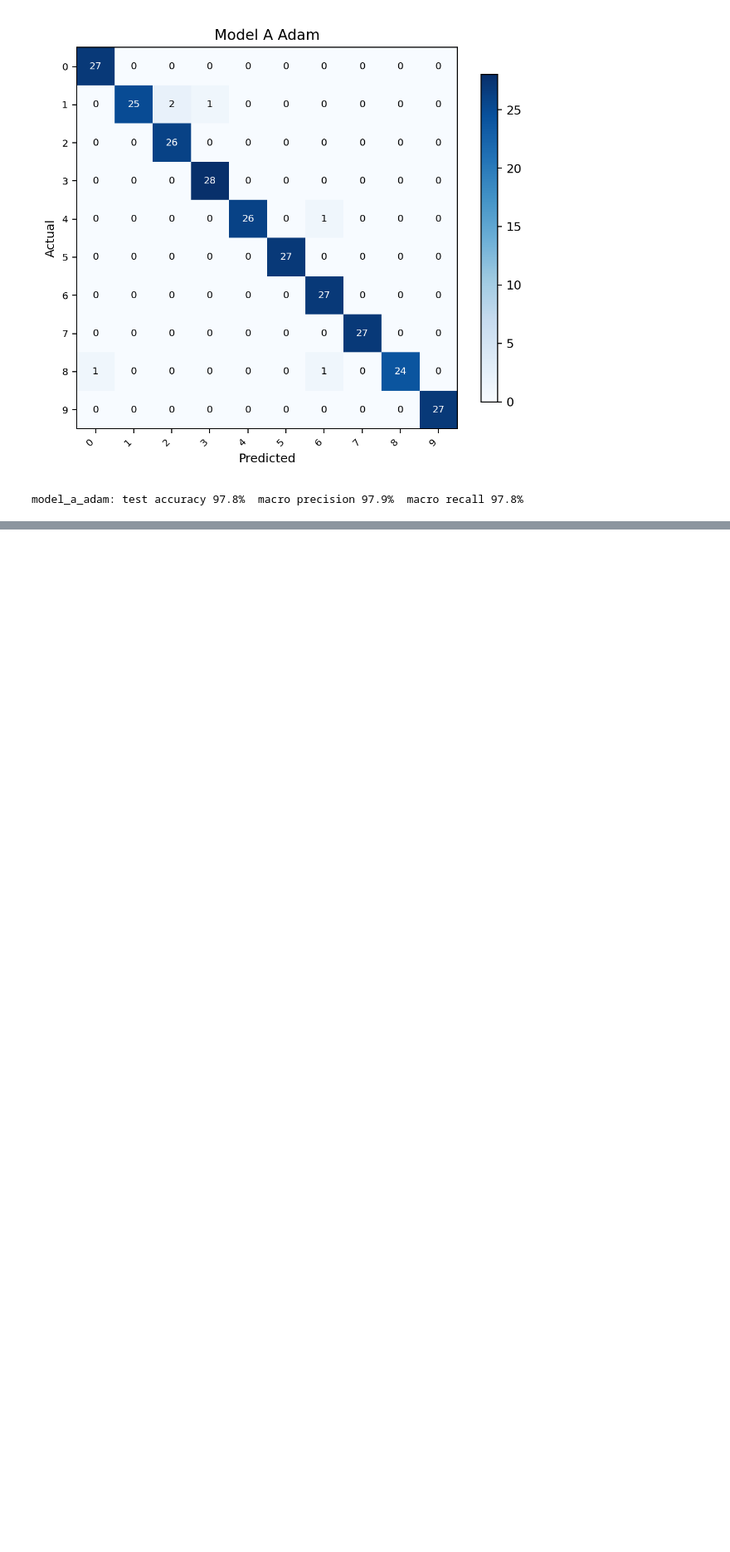
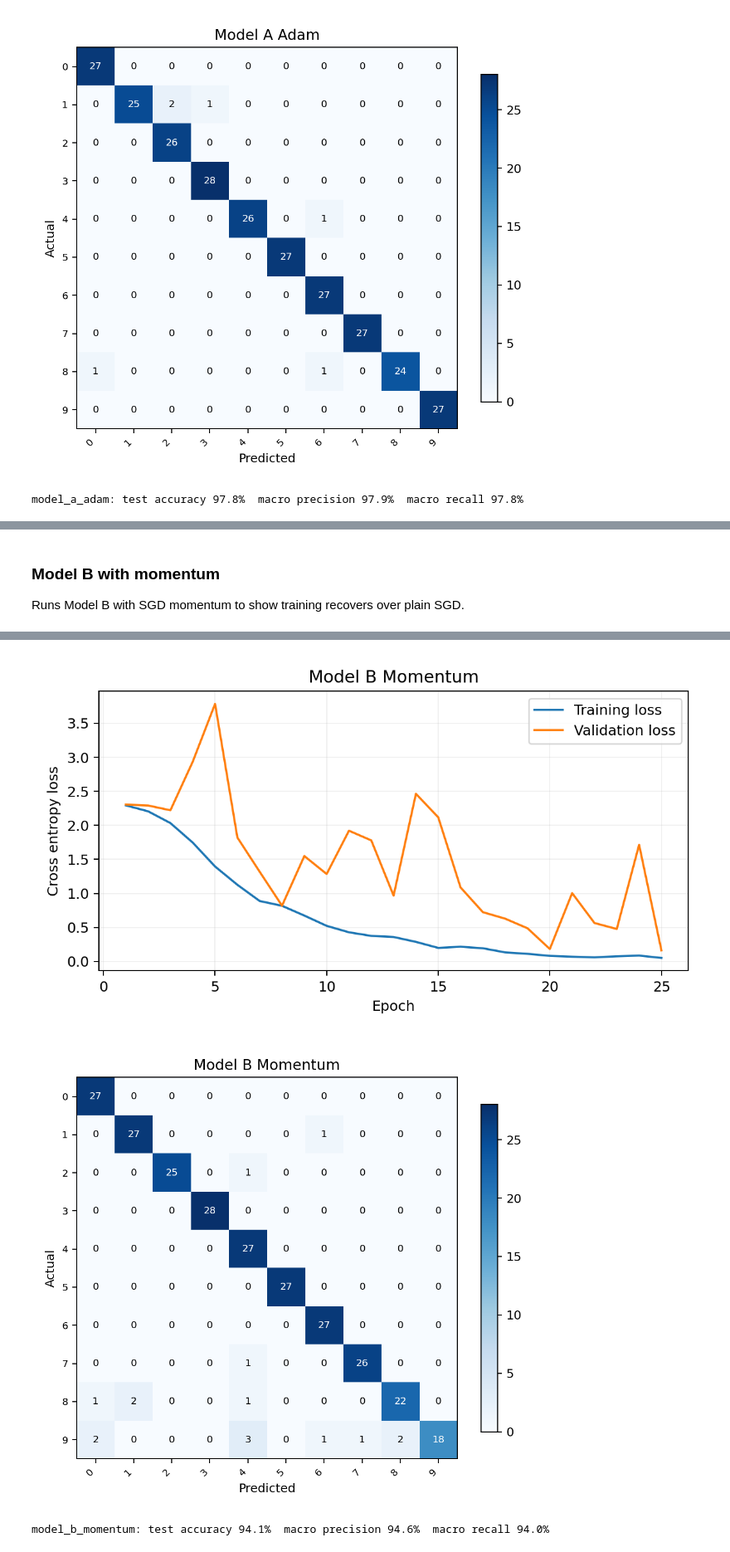
Before and after one commit to Isira-Himal-Perera/CNN-for-Edge-Image-Classification, a Jupyter notebook: notebooks/Cybertron_A03_End_To_End.ipynb, the cells around one changed output, grey strips where cells are left out. Shown at 83% size. Drawn from its saved outputs; the diff is of its cells as text; code cells hidden in the pictures; blank space fills up the shorter version.

```diff
--- a/notebooks/Cybertron_A03_End_To_End.ipynb
+++ b/notebooks/Cybertron_A03_End_To_End.ipynb
@@ -130,0 +191,10 @@ model_a_adam: test accuracy 97.8%  macro precision 97.9%  macro recall 97.8%
+# %% [markdown]
+### Model B with momentum
+
+Runs Model B with SGD momentum to show training recovers over plain SGD.
+# %%
+print('RUNNING: model_b_momentum')
+m = EdgeCNN(len(classes), lightweight=True)
+hist = train(m, 25, 'momentum')
+results['model_b_momentum'] = evaluate_and_plot('model_b_momentum', m, hist)
+# %% [output]
@@ -130,0 +218,3 @@ model_a_adam: test accuracy 97.8%  macro precision 97.9%  macro recall 97.8%
+[figure, added]
+[figure, added]
+model_b_momentum: test accuracy 94.1%  macro precision 94.6%  macro recall 94.0%
```
Also changed, not shown: parts of 5 cells of this notebook.
